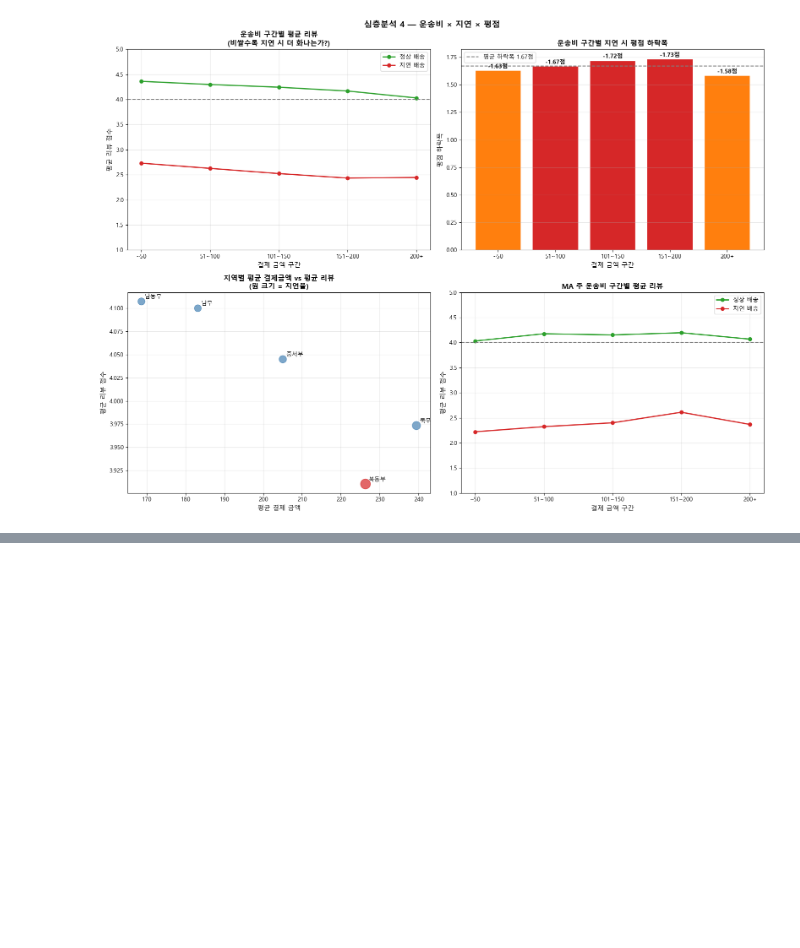
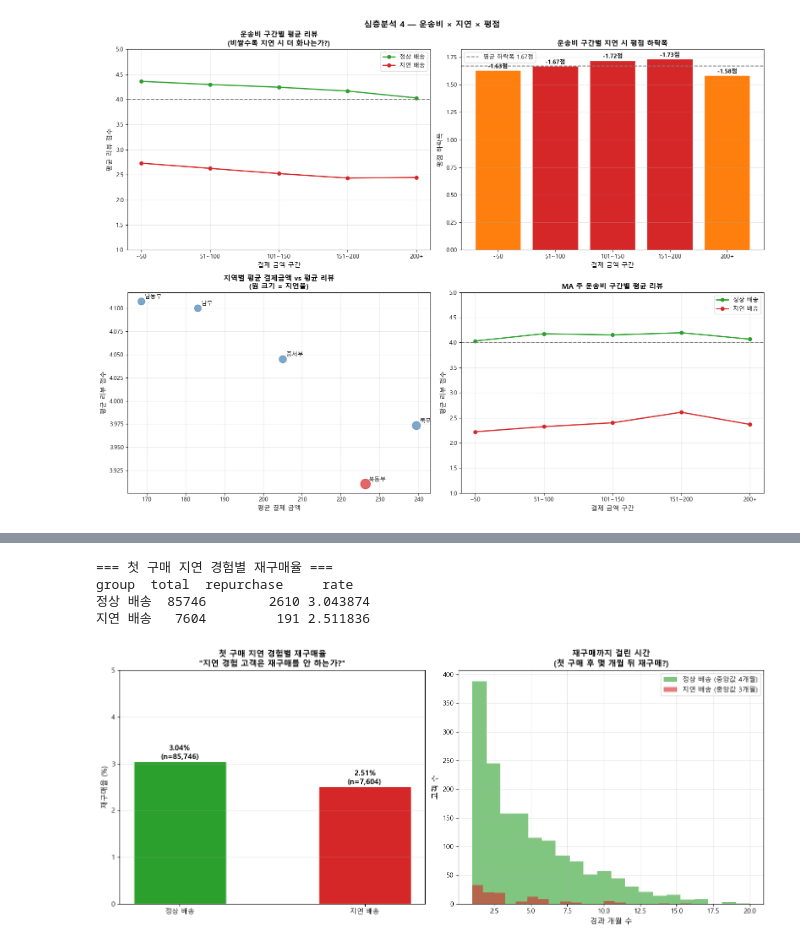
Before and after one commit to KyungminChang/team-oldest-olist-analysis, a Jupyter notebook: notebooks/Funnel_Cohort/NG/funnel_seller_analysis.ipynb, the cells around one changed output, grey strips where cells are left out. Drawn from its saved outputs; the diff is of its cells as text; code cells hidden in the pictures; blank space fills up the shorter version.

Commit message:
add: 코호트 분석 재구매율 완료

```diff
--- a/notebooks/Funnel_Cohort/NG/funnel_seller_analysis.ipynb
+++ b/notebooks/Funnel_Cohort/NG/funnel_seller_analysis.ipynb
@@ -919,0 +977,77 @@ MA 평균 결제금액: 243.8
+# %%
+# =============================================
+# 코호트 분석 1. 지연 경험별 재구매율 비교
+# =============================================
+
+# 고객 단위로 집계
+customer_df = (
+    df.sort_values('order_purchase_timestamp')
+    .groupby('customer_unique_id', as_index=False)
+    .agg(
+        first_order_is_delayed=('first_order_is_delayed', 'first'),
+        total_orders=('order_id', 'nunique'),
+        first_purchase_month=('first_purchase_month', 'first'),
+        avg_review=('review_score_mean', 'mean')
+    )
+)
+customer_df['is_repurchase'] = (customer_df['total_orders'] >= 2).astype(int)
+
+# 지연 여부별 재구매율
+repurchase = customer_df.groupby('first_order_is_delayed').agg(
+    total=('customer_unique_id', 'count'),
+    repurchase=('is_repurchase', 'sum')
+).reset_index()
+repurchase['rate'] = repurchase['repurchase'] / repurchase['total'] * 100
+repurchase['group'] = repurchase['first_order_is_delayed'].map(
+    {False: '정상 배송', True: '지연 배송', None: '알수없음'}
+)
+
+print('=== 첫 구매 지연 경험별 재구매율 ===')
+print(repurchase[['group','total','repurchase','rate']].to_string(index=False))
+
+fig, axes = plt.subplots(1, 2, figsize=(14, 6))
+
+# 왼쪽: 재구매율 비교
+colors = ['#2ca02c', '#d62728']
+sub = repurchase[repurchase['first_order_is_delayed'].isin([False, True])]
+bars = axes[0].bar(sub['group'], sub['rate'],
+                   color=colors, edgecolor='white', width=0.5)
+for bar, (_, row) in zip(bars, sub.iterrows()):
+    axes[0].text(bar.get_x()+bar.get_width()/2, bar.get_height()+0.05,
+                f'{row["rate"]:.2f}%\n(n={int(row["total"]):,})',
+                ha='center', fontsize=11, fontweight='bold')
+axes[0].set_title('첫 구매 지연 경험별 재구매율\n"지연 경험 고객은 재구매를 안 하는가?"',
+                  fontsize=12, fontweight='bold')
+axes[0].set_ylabel('재구매율 (%)', fontsize=11)
+axes[0].grid(axis='y', alpha=0.3)
+axes[0].set_ylim(0, 5)
+
+# 오른쪽: 재구매까지 걸린 시간
+df_repurchase = df[df['cohort_index'] > 0].copy()
+time_to_repurchase = df_repurchase.groupby(
+    ['customer_unique_id', 'first_order_is_delayed']
+)['cohort_index'].min().reset_index()
+
+for group, color, label in [
+    (False, '#2ca02c', '정상 배송'),
+    (True, '#d62728', '지연 배송')
+]:
+    sub = time_to_repurchase[time_to_repurchase['first_order_is_delayed']==group]
+    axes[1].hist(sub['cohort_index'], bins=20, alpha=0.6,
+                color=color, label=f'{label} (중앙값 {sub["cohort_index"].median():.0f}개월)')
+
+axes[1].set_title('재구매까지 걸린 시간\n(첫 구매 후 몇 개월 뒤 재구매?)',
+                  fontsize=12, fontweight='bold')
+axes[1].set_xlabel('경과 개월 수', fontsize=11)
+axes[1].set_ylabel('고객 수', fontsize=11)
+axes[1].legend(fontsize=10)
+axes[1].grid(alpha=0.3)
+
+plt.tight_layout()
+plt.show()
+# %% [output]
+=== 첫 구매 지연 경험별 재구매율 ===
+group  total  repurchase     rate
+정상 배송  85746        2610 3.043874
+지연 배송   7604         191 2.511836
+[figure, added]
```
Also changed, not shown: parts of 2 cells of this notebook.
